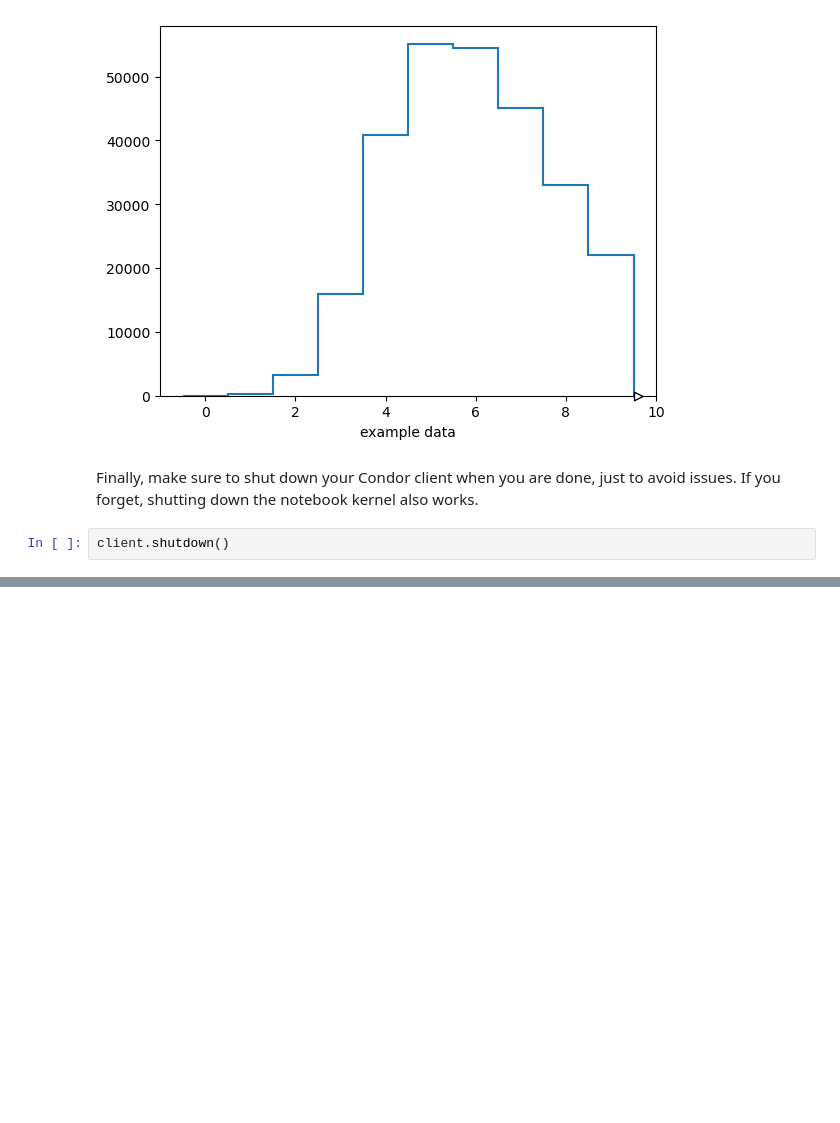
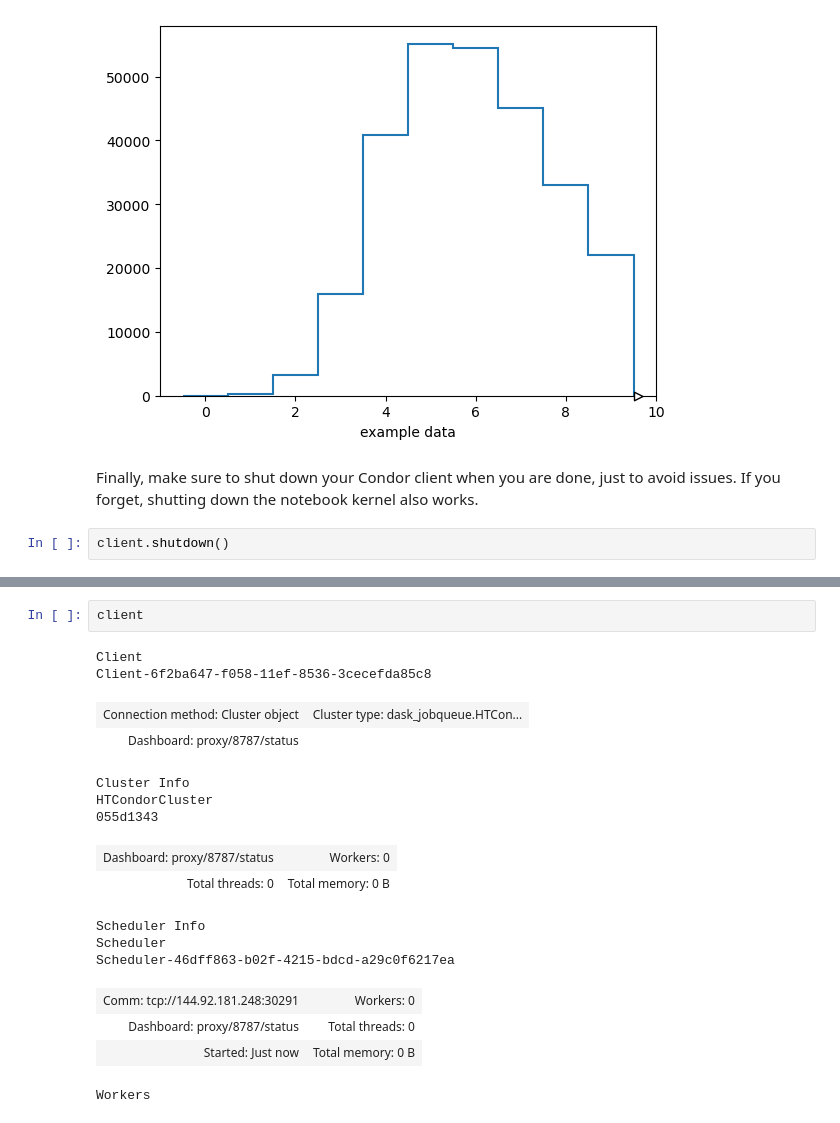
Before and after one commit to rpsimeon34/wisc-af-examples, a Jupyter notebook: CalVer/coffea_clusters.ipynb, the cells around one changed output, grey strips where cells are left out. Cells and saved outputs as stored; diff of their text form; blank space fills up the shorter version.

```diff
--- a/CalVer/coffea_clusters.ipynb
+++ b/CalVer/coffea_clusters.ipynb
@@ -306,0 +421,19 @@ client.shutdown()
+# %%
+client
+# %% [output]
+Client
+Client-6f2ba647-f058-11ef-8536-3cecefda85c8
+| Connection method: Cluster object | Cluster type: dask_jobqueue.HTCon... |
+| Dashboard: proxy/8787/status |  |
+Cluster Info
+HTCondorCluster
+055d1343
+| Dashboard: proxy/8787/status | Workers: 0 |
+| Total threads: 0 | Total memory: 0 B |
+Scheduler Info
+Scheduler
+Scheduler-46dff863-b02f-4215-bdcd-a29c0f6217ea
+| Comm: tcp://144.92.181.248:30291 | Workers: 0 |
+| Dashboard: proxy/8787/status | Total threads: 0 |
+| Started: Just now | Total memory: 0 B |
+Workers
```
Also changed, not shown: parts of 15 cells of this notebook.
